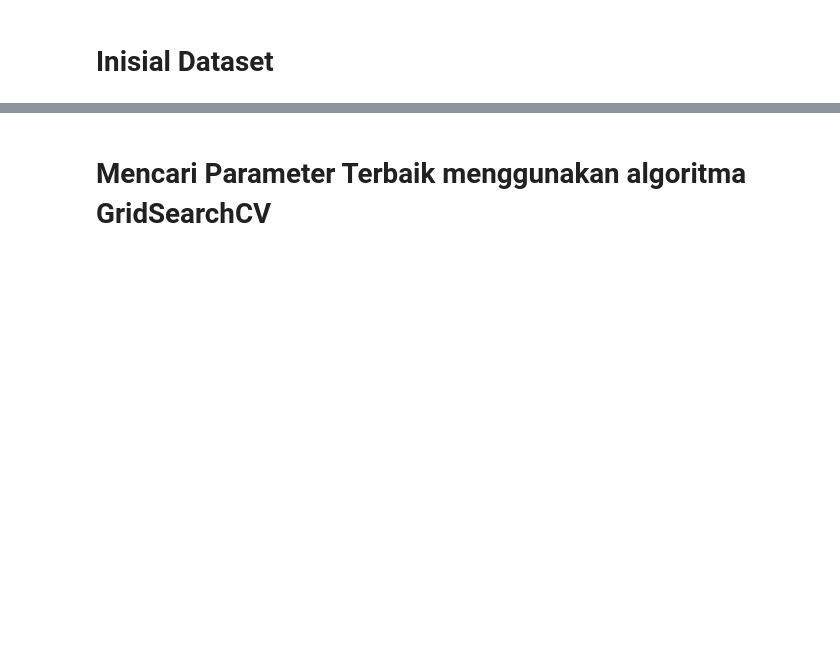
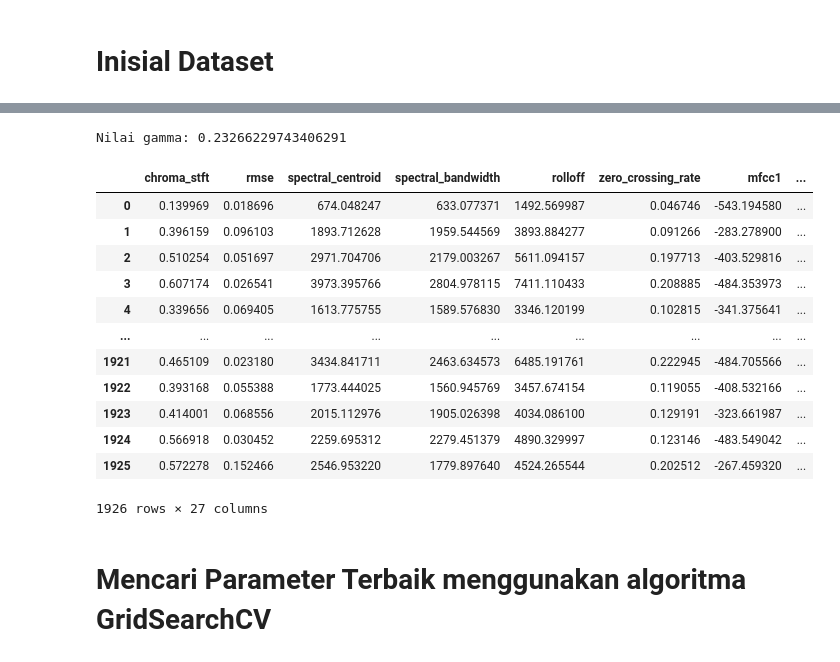
Before and after one commit to meftahmafazy/audio-covid19-research, a Jupyter notebook: classification.ipynb, the cells around one changed output, grey strips where cells are left out. Saved outputs shown, nothing was run; the diff lists cells and outputs as text; code cells hidden in the pictures; blank space fills up the shorter version.

```diff
--- a/classification.ipynb
+++ b/classification.ipynb
@@ -46,6 +93,40 @@ data = pd.read_csv("/kaggle/input/coughvid-19/dataset/data_mfcc10.csv")
+# %%
+# Varians fitur-fitur
+variances = [
+2.86051474e+00, 4.24412400e+01, 7.77154178e-08, 1.29785083e-07,
+2.07583666e-08, 1.05339029e+01, 2.42812278e-06, 7.30643030e-05,
+1.47167736e-04, 3.41393887e-04, 2.71146984e-04, 5.50467595e-04,
+4.87775500e-04, 9.08355660e-04, 1.05933058e-03, 1.32020322e-03,
+2.14521272e-03, 1.82839817e-03, 2.85642088e-03, 2.30382944e-03,
+3.56445000e-03, 3.02979853e-03, 3.56967823e-03, 4.26063524e-03,
+5.15519061e-03, 5.44195838e-03
+]
+
+# Hitung nilai gamma
+gamma = 1 / (2 * np.mean(variances))
+
+print("Nilai gamma:", gamma)
+# %% [output]
+Nilai gamma: 0.23266229743406291
 # %%
-#Menghapus kolom nama file
+# #Menghapus kolom nama file
+# hapus=['filename', 'chroma_cqt', 'chroma_vqt', 'poly_features', 'tonnetz']
 data_new = data.drop('filename', axis=1)
+data_new
+# %% [output]
+|  | chroma_stft | rmse | spectral_centroid | spectral_bandwidth | rolloff | zero_crossing_rate | mfcc1 | ... |
+| 0 | 0.139969 | 0.018696 | 674.048247 | 633.077371 | 1492.569987 | 0.046746 | -543.194580 | ... |
+| 1 | 0.396159 | 0.096103 | 1893.712628 | 1959.544569 | 3893.884277 | 0.091266 | -283.278900 | ... |
+| 2 | 0.510254 | 0.051697 | 2971.704706 | 2179.003267 | 5611.094157 | 0.197713 | -403.529816 | ... |
+| 3 | 0.607174 | 0.026541 | 3973.395766 | 2804.978115 | 7411.110433 | 0.208885 | -484.353973 | ... |
+| 4 | 0.339656 | 0.069405 | 1613.775755 | 1589.576830 | 3346.120199 | 0.102815 | -341.375641 | ... |
+| ... | ... | ... | ... | ... | ... | ... | ... | ... |
+| 1921 | 0.465109 | 0.023180 | 3434.841711 | 2463.634573 | 6485.191761 | 0.222945 | -484.705566 | ... |
+| 1922 | 0.393168 | 0.055388 | 1773.444025 | 1560.945769 | 3457.674154 | 0.119055 | -408.532166 | ... |
+| 1923 | 0.414001 | 0.068556 | 2015.112976 | 1905.026398 | 4034.086100 | 0.129191 | -323.661987 | ... |
+| 1924 | 0.566918 | 0.030452 | 2259.695312 | 2279.451379 | 4890.329997 | 0.123146 | -483.549042 | ... |
+| 1925 | 0.572278 | 0.152466 | 2546.953220 | 1779.897640 | 4524.265544 | 0.202512 | -267.459320 | ... |
+1926 rows × 27 columns
 # %%
 #Mengubah label menjadi numerik
 data_new['label'].replace(['healthy', 'COVID-19'], [0,1], inplace=True)
```
Also changed, not shown: parts of 8 cells of this notebook.
